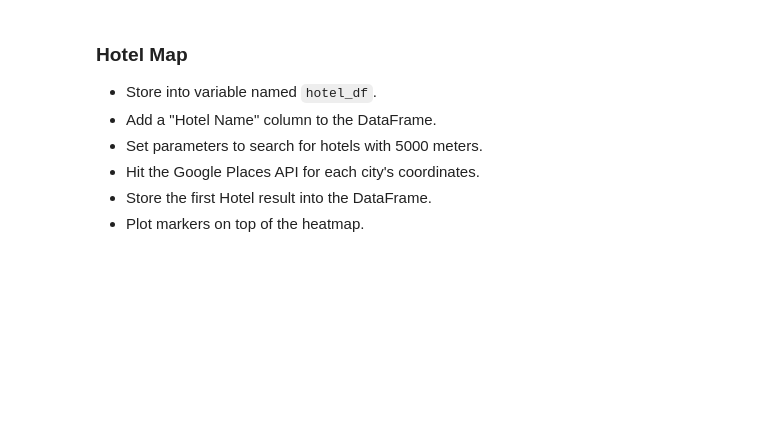
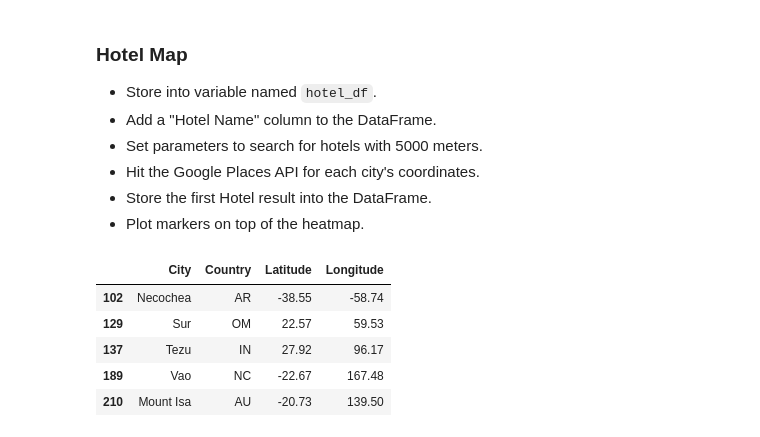
Before and after one commit to MaxWoodworth/python-api-challenge, a Jupyter notebook: VacationPy/VacationPy.ipynb, the cells around one changed output. Cells and saved outputs as stored; diff of their text form; code cells hidden in the pictures; blank space fills up the shorter version.

```diff
--- a/VacationPy/VacationPy.ipynb
+++ b/VacationPy/VacationPy.ipynb
@@ -74,3 +75,13 @@ len(Parameters)
 * Hit the Google Places API for each city's coordinates.
 * Store the first Hotel result into the DataFrame.
 * Plot markers on top of the heatmap.
+# %%
+hotels = Parameters.loc[:,['City','Country','Latitude','Longitude',]]
+hotels.head()
+# %% [output]
+|  | City | Country | Latitude | Longitude |
+| 102 | Necochea | AR | -38.55 | -58.74 |
+| 129 | Sur | OM | 22.57 | 59.53 |
+| 137 | Tezu | IN | 27.92 | 96.17 |
+| 189 | Vao | NC | -22.67 | 167.48 |
+| 210 | Mount Isa | AU | -20.73 | 139.50 |
```
Also changed, not shown: parts of 4 cells of this notebook, 16 other files.
